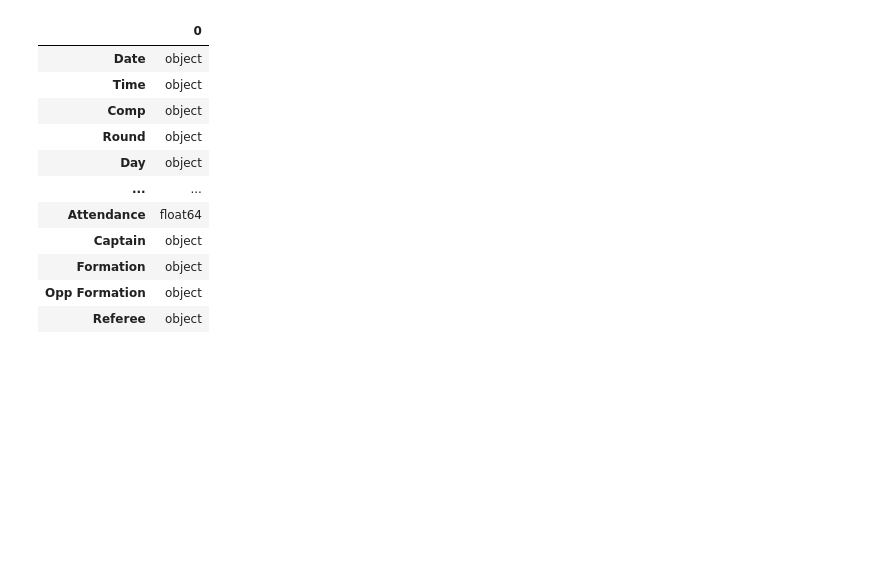
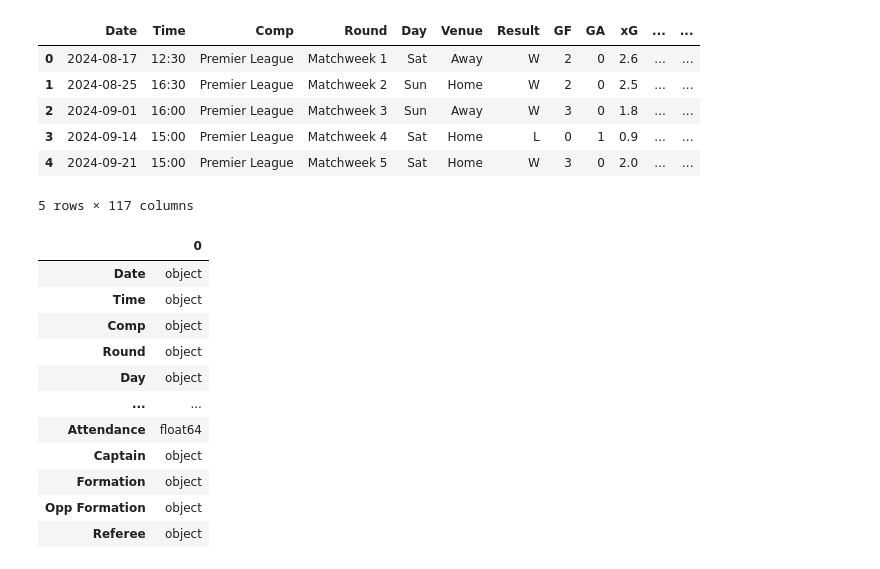
Before and after one commit to rohitlee/Football-League-Prediction, a Jupyter notebook: Code/04_Model.ipynb, the cells around one changed output. Cells and saved outputs as stored; diff of their text form; code cells hidden in the pictures; blank space fills up the shorter version.

```diff
--- a/Code/04_Model.ipynb
+++ b/Code/04_Model.ipynb
@@ -10,3 +32,13 @@ matches = pd.read_csv('Clean_dataset.csv')
+# %%
+matches.head()
+# %% [output]
+|  | Date | Time | Comp | Round | Day | Venue | Result | GF | GA | xG | ... | ... |
+| 0 | 2024-08-17 | 12:30 | Premier League | Matchweek 1 | Sat | Away | W | 2 | 0 | 2.6 | ... | ... |
+| 1 | 2024-08-25 | 16:30 | Premier League | Matchweek 2 | Sun | Home | W | 2 | 0 | 2.5 | ... | ... |
+| 2 | 2024-09-01 | 16:00 | Premier League | Matchweek 3 | Sun | Away | W | 3 | 0 | 1.8 | ... | ... |
+| 3 | 2024-09-14 | 15:00 | Premier League | Matchweek 4 | Sat | Home | L | 0 | 1 | 0.9 | ... | ... |
+| 4 | 2024-09-21 | 15:00 | Premier League | Matchweek 5 | Sat | Home | W | 3 | 0 | 2.0 | ... | ... |
+5 rows × 117 columns
 # %%
 # Check matches shape
 matches.shape
```
Also changed, not shown: parts of 15 cells of this notebook.
